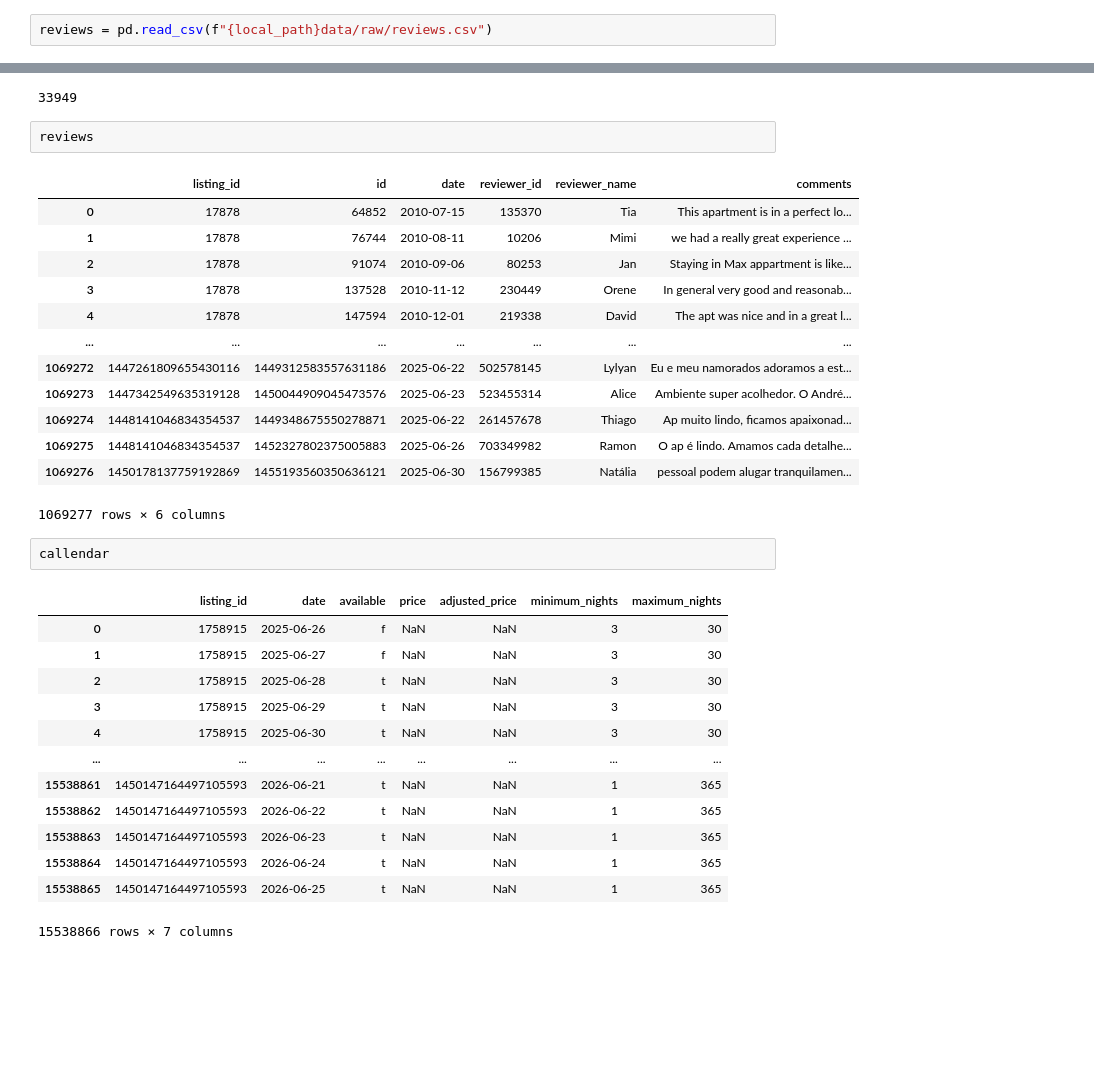
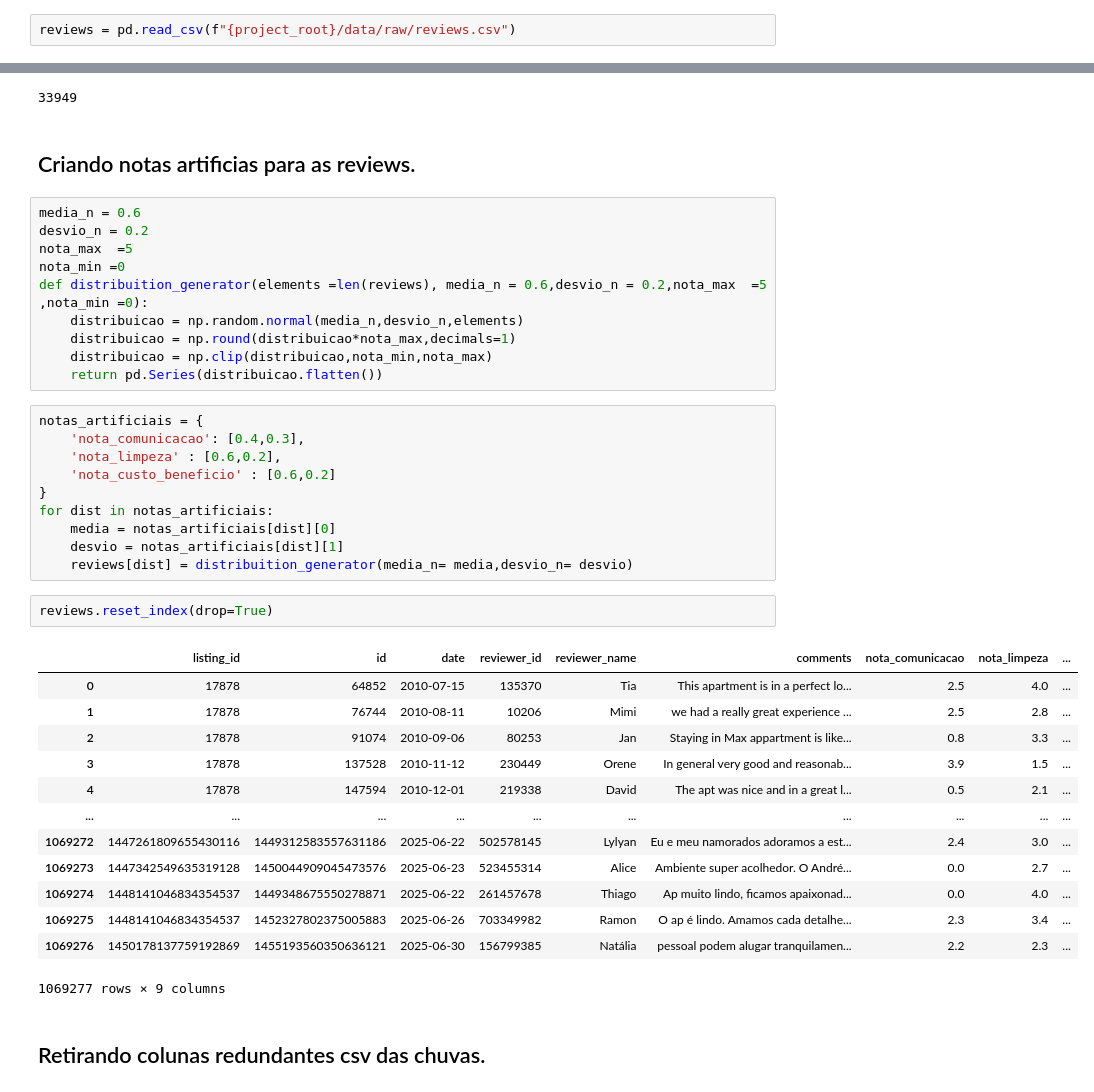
Before and after one commit to Romulol-B/Airbnb_Data_Warehouse, a Jupyter notebook: notebooks/ETL.ipynb, the cells around one changed output, grey strips where cells are left out. Cells and saved outputs as stored; diff of their text form; blank space fills up the shorter version.

Commit message:
Dados artificias e comeco do etl das chuvas

```diff
--- a/notebooks/ETL.ipynb
+++ b/notebooks/ETL.ipynb
@@ -63,38 +53,46 @@ callendar = pd.read_csv(f"{local_path}data/raw/calendar.csv")
 # %%
-reviews = pd.read_csv(f"{local_path}data/raw/reviews.csv")
+reviews = pd.read_csv(f"{project_root}/data/raw/reviews.csv")
 # %%
 len(reviews.listing_id.unique())
 # %% [output]
 33949
-# %%
-reviews
-# %% [output]
-|  | listing_id | id | date | reviewer_id | reviewer_name | comments |
-| 0 | 17878 | 64852 | 2010-07-15 | 135370 | Tia | This apartment is in a perfect lo... |
-| 1 | 17878 | 76744 | 2010-08-11 | 10206 | Mimi | we had a really great experience ... |
-| 2 | 17878 | 91074 | 2010-09-06 | 80253 | Jan | Staying in Max appartment is like... |
-| 3 | 17878 | 137528 | 2010-11-12 | 230449 | Orene | In general very good and reasonab... |
-| 4 | 17878 | 147594 | 2010-12-01 | 219338 | David | The apt was nice and in a great l... |
-| ... | ... | ... | ... | ... | ... | ... |
-| 1069272 | 1447261809655430116 | 1449312583557631186 | 2025-06-22 | 502578145 | Lylyan | Eu e meu namorados adoramos a est... |
-| 1069273 | 1447342549635319128 | 1450044909045473576 | 2025-06-23 | 523455314 | Alice | Ambiente super acolhedor. O André... |
-| 1069274 | 1448141046834354537 | 1449348675550278871 | 2025-06-22 | 261457678 | Thiago | Ap muito lindo, ficamos apaixonad... |
-| 1069275 | 1448141046834354537 | 1452327802375005883 | 2025-06-26 | 703349982 | Ramon | O ap é lindo. Amamos cada detalhe... |
-| 1069276 | 1450178137759192869 | 1455193560350636121 | 2025-06-30 | 156799385 | Natália | pessoal podem alugar tranquilamen... |
-1069277 rows × 6 columns
-# %%
-callendar
-# %% [output]
-|  | listing_id | date | available | price | adjusted_price | minimum_nights | maximum_nights |
-| 0 | 1758915 | 2025-06-26 | f | NaN | NaN | 3 | 30 |
-| 1 | 1758915 | 2025-06-27 | f | NaN | NaN | 3 | 30 |
-| 2 | 1758915 | 2025-06-28 | t | NaN | NaN | 3 | 30 |
-| 3 | 1758915 | 2025-06-29 | t | NaN | NaN | 3 | 30 |
-| 4 | 1758915 | 2025-06-30 | t | NaN | NaN | 3 | 30 |
-| ... | ... | ... | ... | ... | ... | ... | ... |
-| 15538861 | 1450147164497105593 | 2026-06-21 | t | NaN | NaN | 1 | 365 |
-| 15538862 | 1450147164497105593 | 2026-06-22 | t | NaN | NaN | 1 | 365 |
-| 15538863 | 1450147164497105593 | 2026-06-23 | t | NaN | NaN | 1 | 365 |
-| 15538864 | 1450147164497105593 | 2026-06-24 | t | NaN | NaN | 1 | 365 |
-| 15538865 | 1450147164497105593 | 2026-06-25 | t | NaN | NaN | 1 | 365 |
-15538866 rows × 7 columns
+# %% [markdown]
+## Criando notas artificias para as reviews.
+# %%
+media_n = 0.6
+desvio_n = 0.2
+nota_max  =5
+nota_min =0
+def distribuition_generator(elements =len(reviews), media_n = 0.6,desvio_n = 0.2,nota_max  =5 ,nota_min =0):
+    distribuicao = np.random.normal(media_n,desvio_n,elements)
+    distribuicao = np.round(distribuicao*nota_max,decimals=1)
+    distribuicao = np.clip(distribuicao,nota_min,nota_max)
+    return pd.Series(distribuicao.flatten())
+# %%
+notas_artificiais = {
+    'nota_comunicacao': [0.4,0.3],
+    'nota_limpeza' : [0.6,0.2],
+    'nota_custo_beneficio' : [0.6,0.2]
+}
+for dist in notas_artificiais:
+    media = notas_artificiais[dist][0]
+    desvio = notas_artificiais[dist][1]
+    reviews[dist] = distribuition_generator(media_n= media,desvio_n= desvio)
+# %%
+reviews.reset_index(drop=True)
+# %% [output]
+|  | listing_id | id | date | reviewer_id | reviewer_name | comments | nota_comunicacao | nota_limpeza | ... |
+| 0 | 17878 | 64852 | 2010-07-15 | 135370 | Tia | This apartment is in a perfect lo... | 2.5 | 4.0 | ... |
+| 1 | 17878 | 76744 | 2010-08-11 | 10206 | Mimi | we had a really great experience ... | 2.5 | 2.8 | ... |
+| 2 | 17878 | 91074 | 2010-09-06 | 80253 | Jan | Staying in Max appartment is like... | 0.8 | 3.3 | ... |
+| 3 | 17878 | 137528 | 2010-11-12 | 230449 | Orene | In general very good and reasonab... | 3.9 | 1.5 | ... |
+| 4 | 17878 | 147594 | 2010-12-01 | 219338 | David | The apt was nice and in a great l... | 0.5 | 2.1 | ... |
+| ... | ... | ... | ... | ... | ... | ... | ... | ... | ... |
+| 1069272 | 1447261809655430116 | 1449312583557631186 | 2025-06-22 | 502578145 | Lylyan | Eu e meu namorados adoramos a est... | 2.4 | 3.0 | ... |
+| 1069273 | 1447342549635319128 | 1450044909045473576 | 2025-06-23 | 523455314 | Alice | Ambiente super acolhedor. O André... | 0.0 | 2.7 | ... |
+| 1069274 | 1448141046834354537 | 1449348675550278871 | 2025-06-22 | 261457678 | Thiago | Ap muito lindo, ficamos apaixonad... | 0.0 | 4.0 | ... |
+| 1069275 | 1448141046834354537 | 1452327802375005883 | 2025-06-26 | 703349982 | Ramon | O ap é lindo. Amamos cada detalhe... | 2.3 | 3.4 | ... |
+| 1069276 | 1450178137759192869 | 1455193560350636121 | 2025-06-30 | 156799385 | Natália | pessoal podem alugar tranquilamen... | 2.2 | 2.3 | ... |
+1069277 rows × 9 columns
+# %% [markdown]
+## Retirando colunas redundantes csv das chuvas.
```
Also changed, not shown: parts of 6 cells of this notebook, 2 other files.
